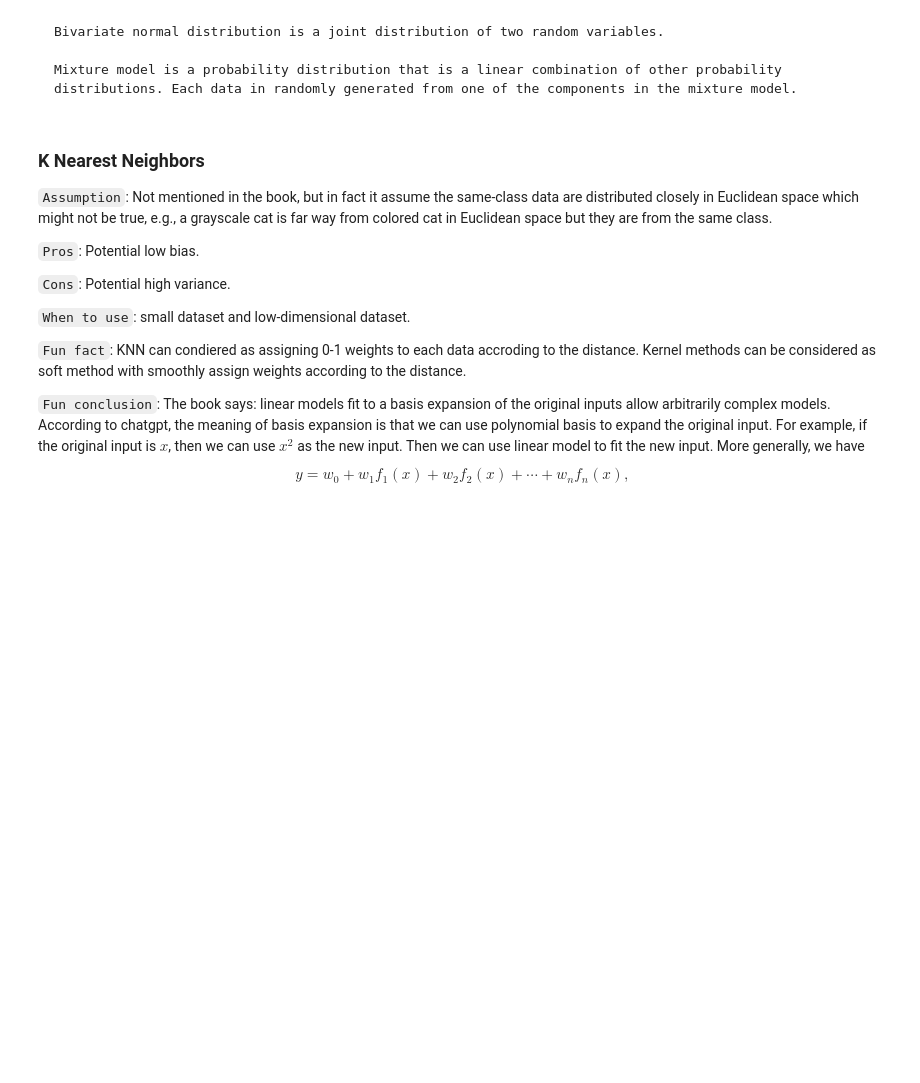
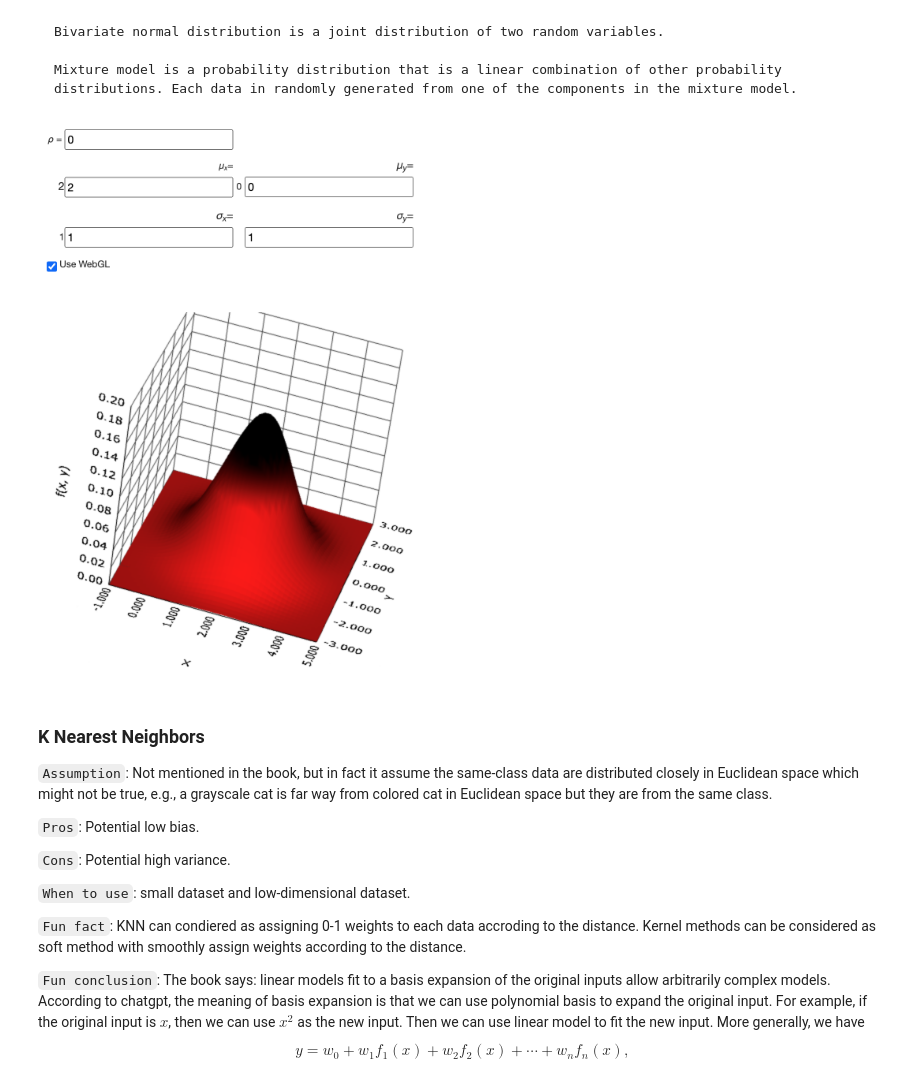
Before and after one commit to RocStone/Roc-Research-Notes, a Jupyter notebook: _build/jupyter_execute/ele/c2-jupyter.ipynb, the cells around one changed output. Saved outputs shown, nothing was run; the diff lists cells and outputs as text; code cells hidden in the pictures; blank space fills up the shorter version.

````diff
--- a/_build/jupyter_execute/ele/c2-jupyter.ipynb
+++ b/_build/jupyter_execute/ele/c2-jupyter.ipynb
@@ -120,6 +127,11 @@ Bivariate normal distribution is a joint distribution of two random variables.
 
 Mixture model is a probability distribution that is a linear combination of other probability distributions. Each data in randomly generated from one of the components in the mixture model.
 ```
+# %%
+from IPython.display import Image
+Image("./imgs/bivariate normal distribution.png")
+# %% [output]
+[figure, added]
 # %% [markdown]
 
 ### K Nearest Neighbors
````
Also changed, not shown: parts of 18 cells of this notebook, 26 other files.
